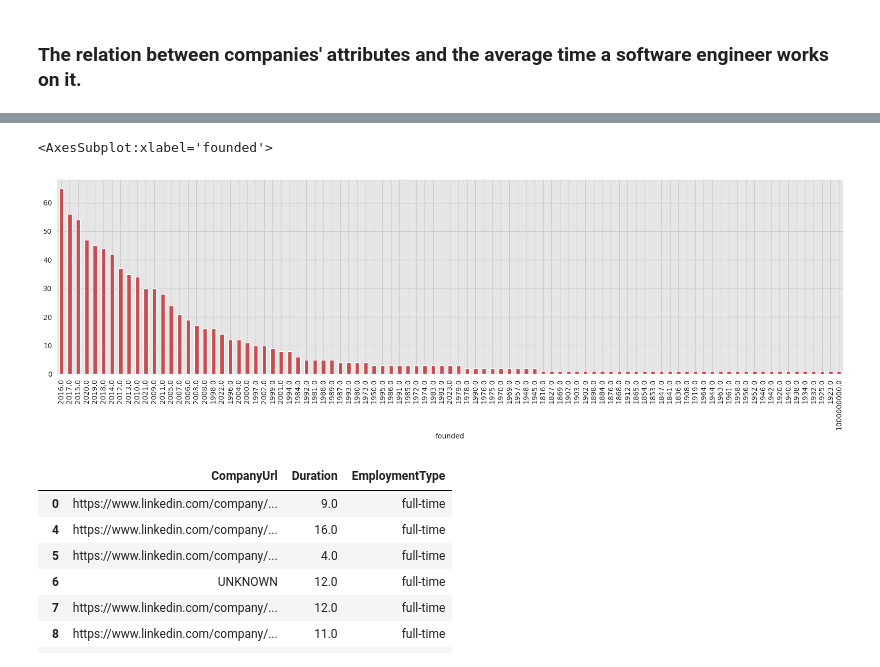
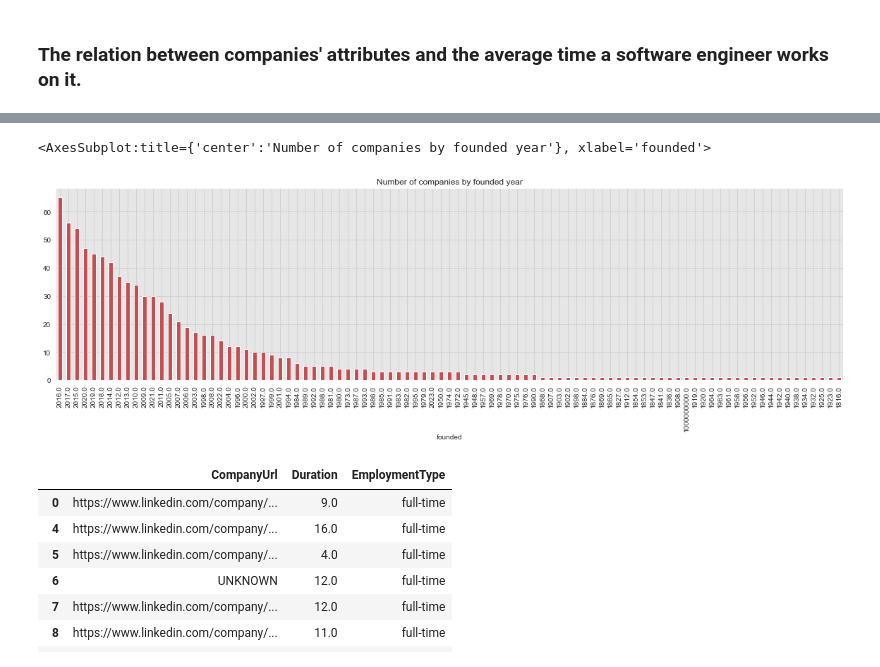
Before and after one commit to Mostafa-wael/Exploring-the-Landscape-of-the-Egyptian-Software-Market, a Jupyter notebook: notebooks/exploratory2.ipynb, the cells around one changed output, grey strips where cells are left out. Saved outputs shown, nothing was run; the diff lists cells and outputs as text; code cells hidden in the pictures.

```diff
--- a/notebooks/exploratory2.ipynb
+++ b/notebooks/exploratory2.ipynb
@@ -37,9 +37,9 @@ df_companies.groupby('location').size().sort_values(ascending=False)[:20].plot(k
 # %%
 # plot company wrt founded year and show first 20 results
-df_companies.groupby('founded').size().sort_values(ascending=False).plot(kind='bar', figsize=(20, 5), color=sns_c[3])
+df_companies.groupby('founded').size().sort_values(ascending=False).plot(kind='bar', figsize=(20, 5), color=sns_c[3],title="Number of companies by founded year")
 # %% [output]
-<AxesSubplot:xlabel='founded'>
+<AxesSubplot:title={'center':'Number of companies by founded year'}, xlabel='founded'>
-[figure, old version]
+[figure, new version]
 # %%
 df_employees = pd.read_csv("../data/preprocessed-data/csv/experiences.csv")
 
```
Also changed, not shown: parts of 2 cells of this notebook, 1 other file.
